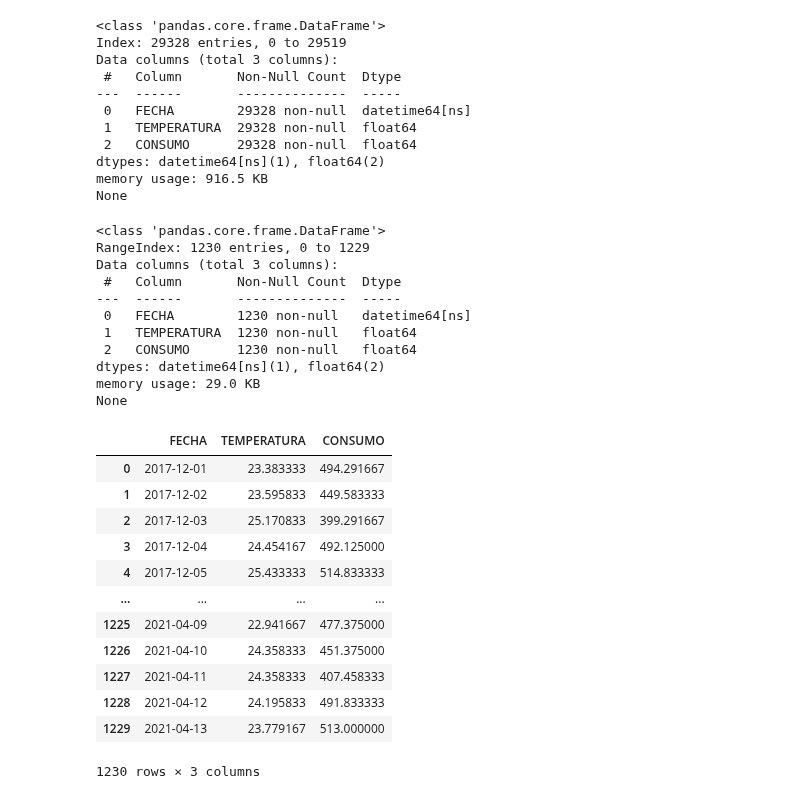
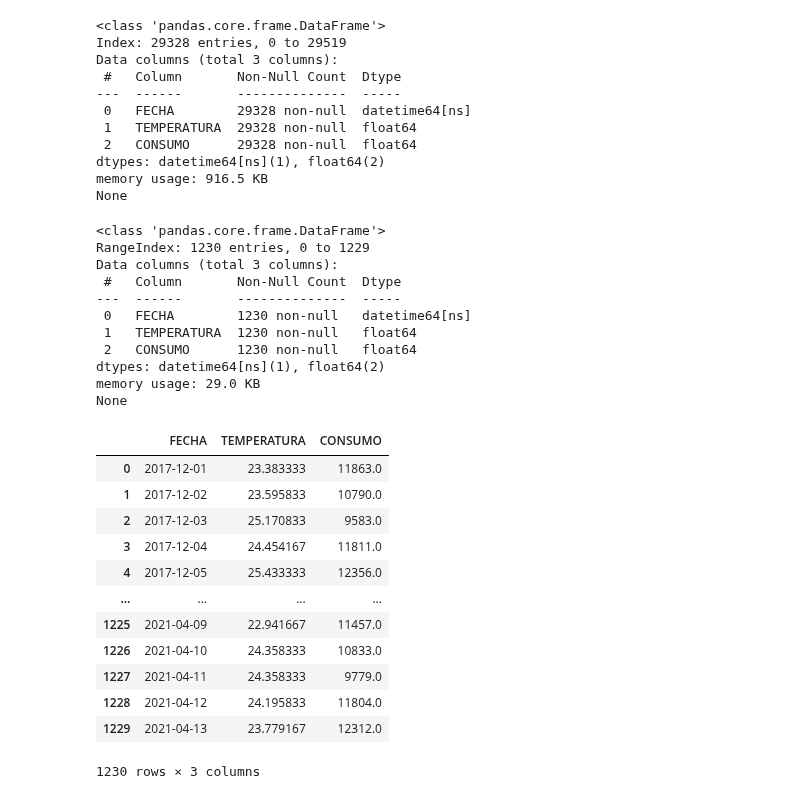
Before and after one commit to rchicangana/AnalisisDatosProyecto, a Jupyter notebook: proyecto_analisis.ipynb, the cells around one changed output. Drawn from its saved outputs; the diff is of its cells as text; code cells hidden in the pictures.

```diff
--- a/proyecto_analisis.ipynb
+++ b/proyecto_analisis.ipynb
@@ -144,36 +144,38 @@ memory usage: 916.5 KB
 None
 # %%
 #agrupamos por fecha y calculamos promedio de los valores e incluimos la fecha
-df_grouped = df.groupby('FECHA').mean().reset_index()
+# df_grouped = df.groupby('FECHA').mean().reset_index()
+#Agrupar por fecha, promediar temperatura y sumar consumo
+df_grouped = df.groupby('FECHA').agg({'TEMPERATURA': 'mean', 'CONSUMO': 'sum'}).reset_index()
 #convertimos la columna de fecha a tipo date
 df_grouped['FECHA'] = pd.to_datetime(df_grouped['FECHA'])
 #mostramos la informacion del dataset
 print(df_grouped.info())
 df_grouped
 # %% [output]
 <class 'pandas.core.frame.DataFrame'>
 RangeIndex: 1230 entries, 0 to 1229
 Data columns (total 3 columns):
  #   Column       Non-Null Count  Dtype
 ---  ------       --------------  -----
  0   FECHA        1230 non-null   datetime64[ns]
  1   TEMPERATURA  1230 non-null   float64
  2   CONSUMO      1230 non-null   float64
 dtypes: datetime64[ns](1), float64(2)
 memory usage: 29.0 KB
 None
 |  | FECHA | TEMPERATURA | CONSUMO |
-| 0 | 2017-12-01 | 23.383333 | 494.291667 |
-| 1 | 2017-12-02 | 23.595833 | 449.583333 |
-| 2 | 2017-12-03 | 25.170833 | 399.291667 |
-| 3 | 2017-12-04 | 24.454167 | 492.125000 |
-| 4 | 2017-12-05 | 25.433333 | 514.833333 |
+| 0 | 2017-12-01 | 23.383333 | 11863.0 |
+| 1 | 2017-12-02 | 23.595833 | 10790.0 |
+| 2 | 2017-12-03 | 25.170833 | 9583.0 |
+| 3 | 2017-12-04 | 24.454167 | 11811.0 |
+| 4 | 2017-12-05 | 25.433333 | 12356.0 |
 | ... | ... | ... | ... |
-| 1225 | 2021-04-09 | 22.941667 | 477.375000 |
-| 1226 | 2021-04-10 | 24.358333 | 451.375000 |
-| 1227 | 2021-04-11 | 24.358333 | 407.458333 |
-| 1228 | 2021-04-12 | 24.195833 | 491.833333 |
-| 1229 | 2021-04-13 | 23.779167 | 513.000000 |
+| 1225 | 2021-04-09 | 22.941667 | 11457.0 |
+| 1226 | 2021-04-10 | 24.358333 | 10833.0 |
+| 1227 | 2021-04-11 | 24.358333 | 9779.0 |
+| 1228 | 2021-04-12 | 24.195833 | 11804.0 |
+| 1229 | 2021-04-13 | 23.779167 | 12312.0 |
 1230 rows × 3 columns
 # %%
 #calculamos la correlacion entre las columnas
```
Also changed, not shown: parts of 1 cell of this notebook.
